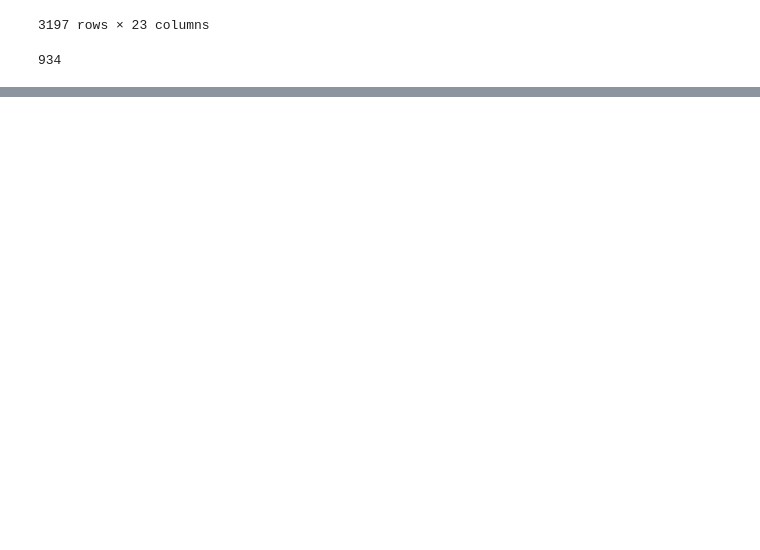
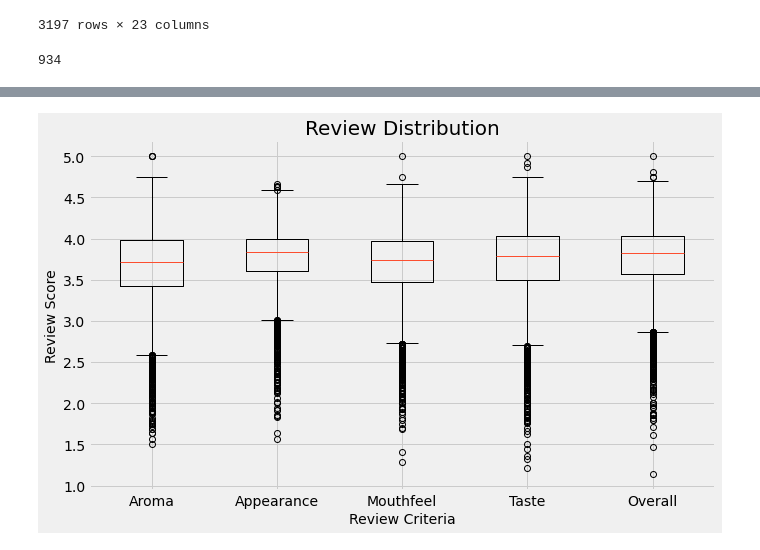
Before and after one commit to sberberian/Beer-Characteristics-Profiling, a Jupyter notebook: beer_vis.ipynb, the cells around one changed output, grey strips where cells are left out. Cells and saved outputs as stored; diff of their text form; code cells hidden in the pictures; blank space fills up the shorter version.

```diff
--- a/beer_vis.ipynb
+++ b/beer_vis.ipynb
@@ -137,0 +194,27 @@ Name: review_overall, Length: 3197, dtype: float64
+# %%
+# Viz 5 -- Scatter Plot
+review_df = df[["review_aroma", "review_appearance", "review_palate", "review_taste", "review_overall"]]
+
+review_df.plot(title ="Reviews", ylabel ="Number of Reviews",
+                     color =["lightskyblue", "lightcoral","gold"],
+                     xlabel ="",
+                     figsize =(25,6))
+
+plt.legend(loc ='right')
+
+# Import the style from Matplotlib.
+from matplotlib import style
+# Use the graph style fivethirtyeight.
+style.use('fivethirtyeight')
+# %%
+x_labels = ["Aroma", "Appearance",
+    "Mouthfeel", "Taste", "Overall"]
+fig, ax = plt.subplots(figsize=(10,6))
+
+ax.set_title("Review Distribution", fontsize=20)
+ax.set_ylabel("Review Score", fontsize=14)
+ax.set_xlabel("Review Criteria", fontsize=14)
+ax.boxplot(review_df, labels=x_labels)
+plt.show()
+# %% [output]
+[figure, added]
```
Also changed, not shown: parts of 13 cells of this notebook, 1 other file.
